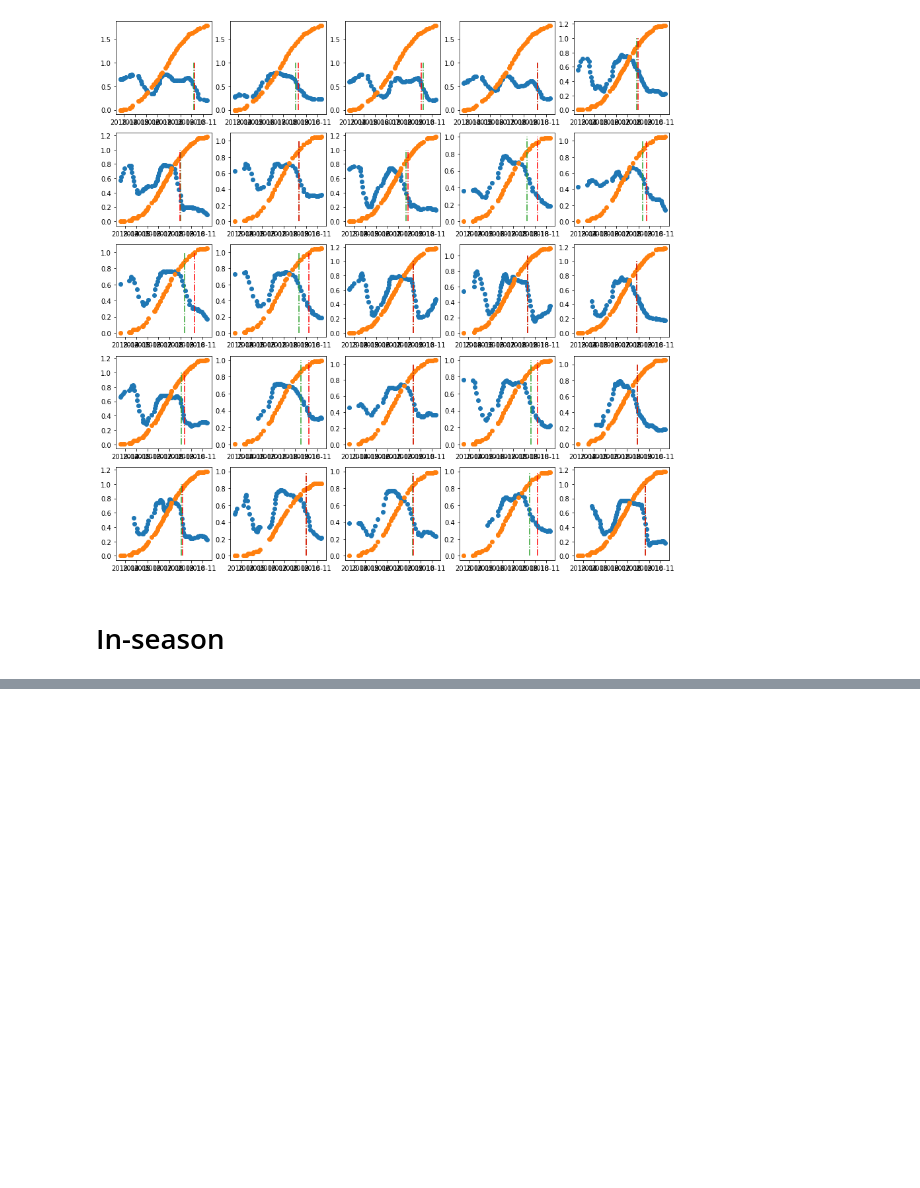
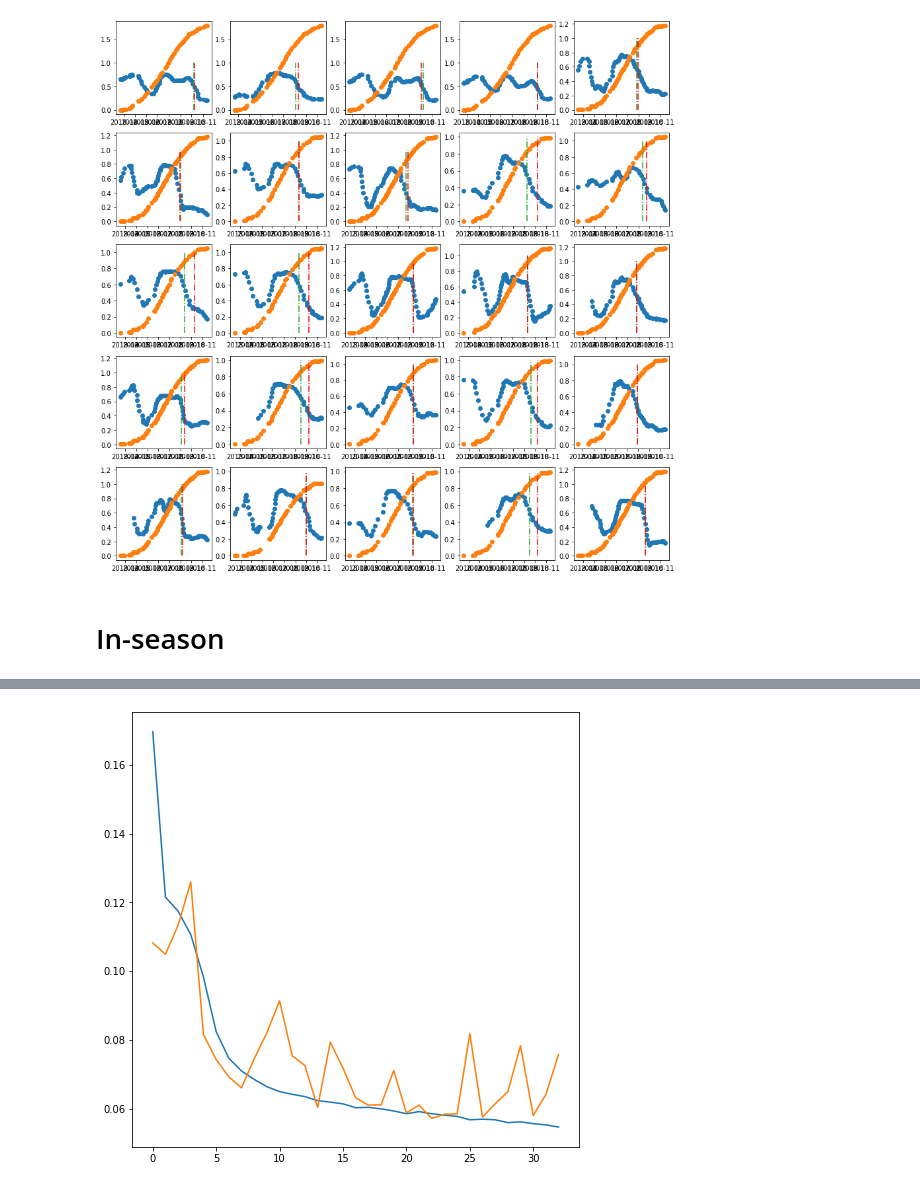
Before and after one commit to geoindepth/vits-feature-detection, a Jupyter notebook: analysis.ipynb, the cells around one changed output, grey strips where cells are left out. Saved outputs shown, nothing was run; the diff lists cells and outputs as text; code cells hidden in the pictures; blank space fills up the shorter version.

Commit message:
initial test of in-season prediction

```diff
--- a/analysis.ipynb
+++ b/analysis.ipynb
@@ -354,0 +401,5 @@ for i, idx in enumerate(idxs):
+# %%
+indi_keep = (idxt != 0) & (idxt != 12) & (idxt != 252)
+indi_train = indi_keep & (idxt < 250)
+indi_val = indi_keep & (idxt >=250) & (idxt < 300)
+indi_test = indi_keep & (idxt >= 300)
@@ -354,0 +410,2 @@ for i, idx in enumerate(idxs):
+# %%
+name_model = 'lstm_v0'
@@ -354,0 +425,15 @@ for i, idx in enumerate(idxs):
+# %%
+model.compile(
+    optimizer=tf.keras.optimizers.RMSprop(lr=5e-4),
+    loss=tf.keras.losses.mean_absolute_error,
+)
+
+early = tk.callbacks.EarlyStopping(monitor='val_loss', patience=10)
+save = tk.callbacks.ModelCheckpoint('%s.h5'%name_model, save_best_only=True)
+reduce = tk.callbacks.ReduceLROnPlateau(monitor='val_loss', factor=0.1, patience=10)
+
+hist = model.fit(
+    xt[indi_train], zt[indi_train], batch_size=512, epochs=100, verbose=2,
+    validation_data=(xt[indi_val], zt[indi_val]),
+    callbacks=[reduce, early, save], shuffle=True
+)
@@ -354,0 +458,7 @@ for i, idx in enumerate(idxs):
+# %%
+plt.plot(hist.history['loss'])
+plt.plot(hist.history['val_loss'])
+# plt.ylim([0, 0.01])
+plt.show()
+# %% [output]
+[figure, added]
```
Also changed, not shown: parts of 20 cells of this notebook.
